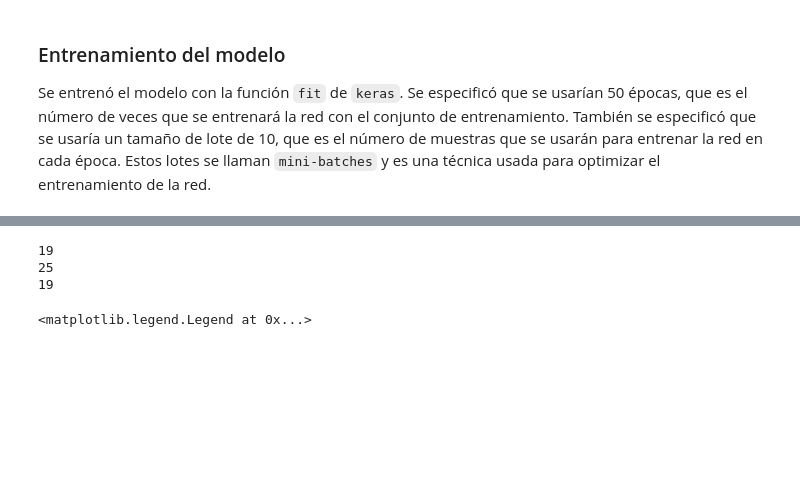
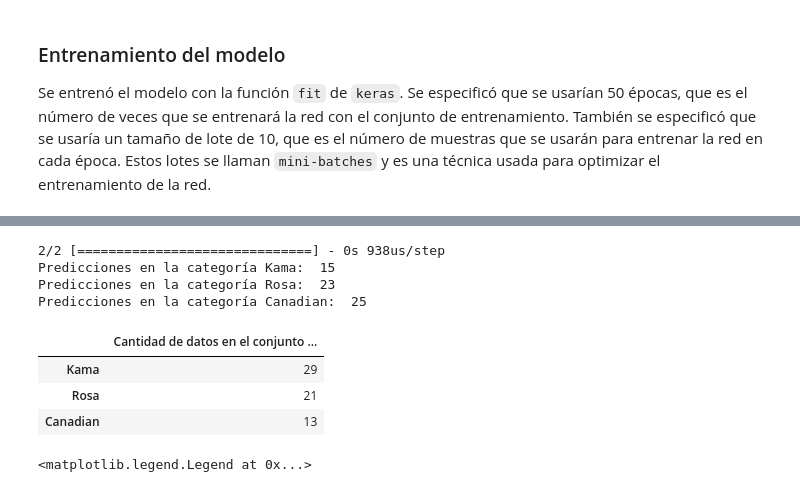
Before and after one commit to sarrietav-dev/seed_classification_neural_network, a Jupyter notebook: neural_network_keras.ipynb, the cells around one changed output, grey strips where cells are left out. Cells and saved outputs as stored; diff of their text form; code cells hidden in the pictures; blank space fills up the shorter version.

Commit message:
Finish predictions section

```diff
--- a/neural_network_keras.ipynb
+++ b/neural_network_keras.ipynb
@@ -166,11 +218,21 @@ class_names[np.argmax(predictions[1])]
 # %%
-print(len(list(filter(lambda x: np.argmax(x) == 0, predictions))))
-print(len(list(filter(lambda x: np.argmax(x) == 1, predictions))))
-print(len(list(filter(lambda x: np.argmax(x) == 2, predictions))))
+predictions = model.predict(test)
+
+print("Predicciones en la categoría Kama: ", len(list(filter(lambda x: np.argmax(x) == 0, predictions))))
+print("Predicciones en la categoría Rosa: ", len(list(filter(lambda x: np.argmax(x) == 1, predictions))))
+print("Predicciones en la categoría Canadian: ", len(list(filter(lambda x: np.argmax(x) == 2, predictions))))
 # %% [output]
-19
-25
-19
+2/2 [==============================] - 0s 938us/step
+Predicciones en la categoría Kama:  15
+Predicciones en la categoría Rosa:  23
+Predicciones en la categoría Canadian:  25
+# %%
+pd.DataFrame(test_labels.value_counts().values, index=["Kama", "Rosa", "Canadian"], columns=["Cantidad de datos en el conjunto de test"])
+# %% [output]
+|  | Cantidad de datos en el conjunto ... |
+| Kama | 29 |
+| Rosa | 21 |
+| Canadian | 13 |
 # %%
 plt.subplot(211)
 plt.title('Loss')
```
Also changed, not shown: parts of 15 cells of this notebook.
